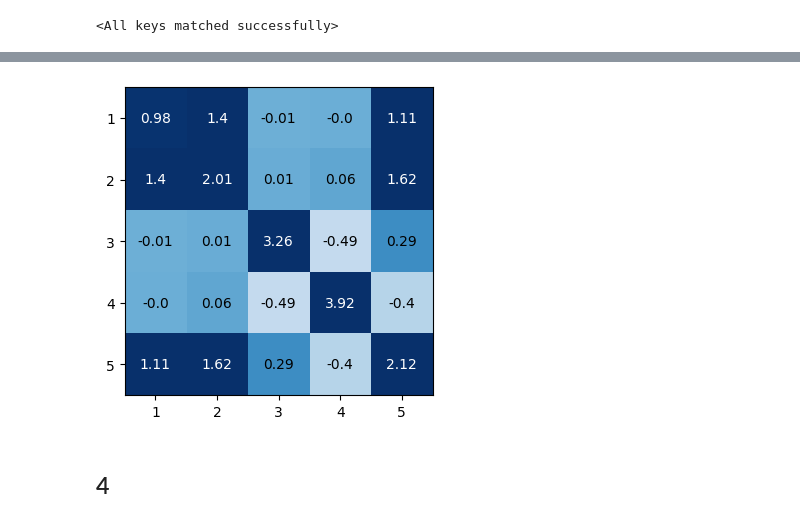
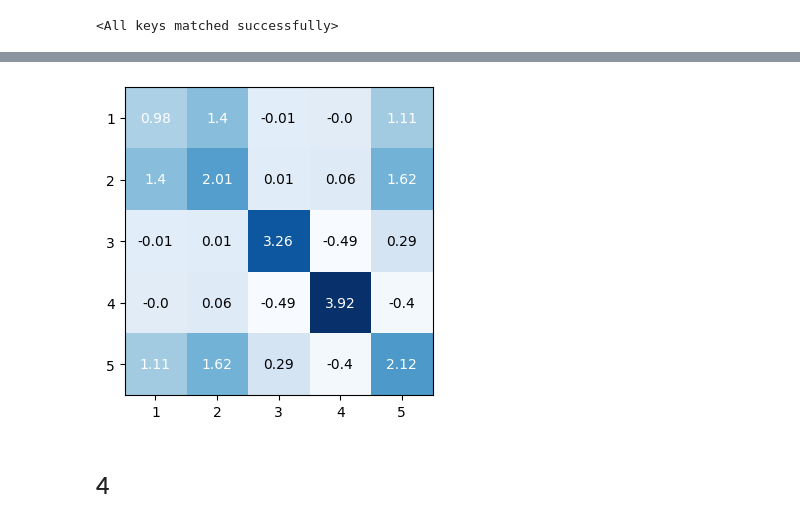
Before and after one commit to elizacc/Structured-Autoencoders-for-Rating-aware-Recommendations, a Jupyter notebook: Untitled.ipynb, the cells around one changed output, grey strips where cells are left out. Cells and saved outputs as stored; diff of their text form; code cells hidden in the pictures.

```diff
--- a/Untitled.ipynb
+++ b/Untitled.ipynb
@@ -601,19 +601,19 @@ data.index = np.arange(1,6)
 data.to_clipboard()
 # %%
 plt.figure(figsize=(4,4))
-plt.imshow(data, cmap='Blues', norm=None, vmin=-1, vmax=1)
+plt.imshow(data, cmap='Blues', norm=None)
 for i in range(data.shape[0]):
     for j in range(data.shape[1]):
         if data.values[i, j] > 0.5:
             text = plt.text(j, i, np.round(data.values[i, j], 2),
                           ha="center", va="center", color="w")
         else:
             text = plt.text(j, i, np.round(data.values[i, j], 2),
                             ha="center", va="center", color="k")
 plt.xticks(np.arange(5), labels=np.arange(1,6))
 plt.yticks(np.arange(5), labels=np.arange(1,6));
 # %% [output]
-[figure, old version]
+[figure, new version]
 # %% [markdown]
 ## 4
 # %%
```
Also changed, not shown: parts of 54 cells of this notebook, 14 other files.
